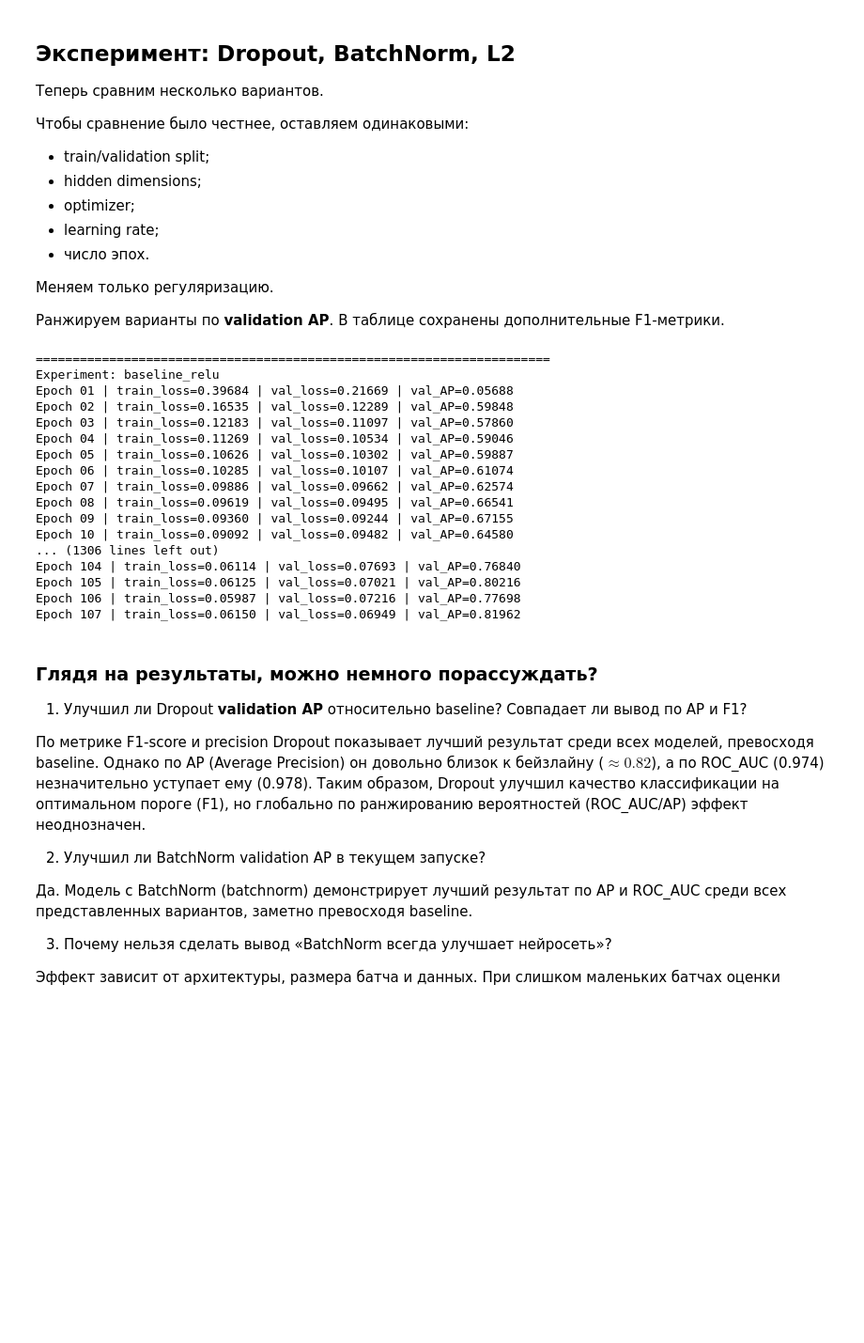
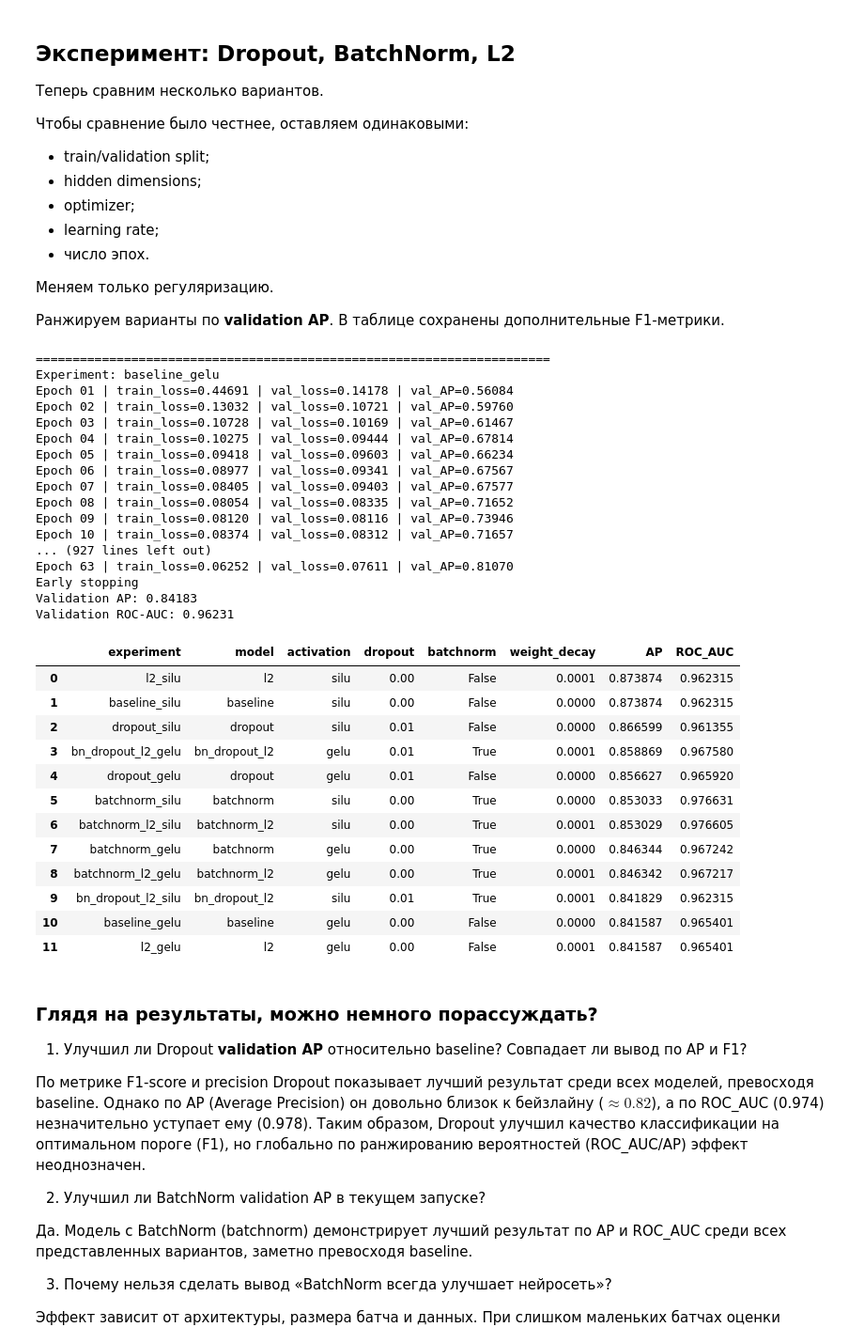
Before and after one commit to NoReasToSurr/DL-hw, a Jupyter notebook: mlp_credit_card_fraud_tutorial (~63 score).ipynb, the cells around one changed output. Shown at 94% size. Saved outputs shown, nothing was run; the diff lists cells and outputs as text; code cells hidden in the pictures; blank space fills up the shorter version.

```diff
--- a/mlp_credit_card_fraud_tutorial (~63 score).ipynb
+++ b/mlp_credit_card_fraud_tutorial (~63 score).ipynb
@@ -826,7 +828,7 @@ for activation in ACTIVATIONS:
             model,
             train_loader,
             val_loader,
-            epochs=110,
+            epochs=150,
             lr=1e-3,
             weight_decay=cfg["weight_decay"],
             patience=16,
@@ -846,49 +848,62 @@ for activation in ACTIVATIONS:
             y_true_tmp,
             scores_tmp
         )
 
         classifier_results.append({
             "experiment": experiment_name,
             "model": name,
             "activation": activation,
             "dropout": cfg["dropout"],
             "batchnorm": cfg["batchnorm"],
             "weight_decay": cfg["weight_decay"],
             "AP": ap,
             "ROC_AUC": roc_auc,
         })
 
         trained_classifiers[experiment_name] = model
 
         print(f"Validation AP: {ap:.5f}")
         print(f"Validation ROC-AUC: {roc_auc:.5f}")
 
 
 classifier_results_df = (
     pd.DataFrame(classifier_results)
     .sort_values("AP", ascending=False)
     .reset_index(drop=True)
 )
 
 classifier_results_df
 # %% [output]
 ======================================================================
-Experiment: baseline_relu
-Epoch 01 | train_loss=0.39684 | val_loss=0.21669 | val_AP=0.05688
-Epoch 02 | train_loss=0.16535 | val_loss=0.12289 | val_AP=0.59848
-Epoch 03 | train_loss=0.12183 | val_loss=0.11097 | val_AP=0.57860
-Epoch 04 | train_loss=0.11269 | val_loss=0.10534 | val_AP=0.59046
-Epoch 05 | train_loss=0.10626 | val_loss=0.10302 | val_AP=0.59887
-Epoch 06 | train_loss=0.10285 | val_loss=0.10107 | val_AP=0.61074
-Epoch 07 | train_loss=0.09886 | val_loss=0.09662 | val_AP=0.62574
-Epoch 08 | train_loss=0.09619 | val_loss=0.09495 | val_AP=0.66541
-Epoch 09 | train_loss=0.09360 | val_loss=0.09244 | val_AP=0.67155
-Epoch 10 | train_loss=0.09092 | val_loss=0.09482 | val_AP=0.64580
-... (1306 lines left out)
-Epoch 104 | train_loss=0.06114 | val_loss=0.07693 | val_AP=0.76840
-Epoch 105 | train_loss=0.06125 | val_loss=0.07021 | val_AP=0.80216
-Epoch 106 | train_loss=0.05987 | val_loss=0.07216 | val_AP=0.77698
-Epoch 107 | train_loss=0.06150 | val_loss=0.06949 | val_AP=0.81962
+Experiment: baseline_gelu
+Epoch 01 | train_loss=0.44691 | val_loss=0.14178 | val_AP=0.56084
+Epoch 02 | train_loss=0.13032 | val_loss=0.10721 | val_AP=0.59760
+Epoch 03 | train_loss=0.10728 | val_loss=0.10169 | val_AP=0.61467
+Epoch 04 | train_loss=0.10275 | val_loss=0.09444 | val_AP=0.67814
+Epoch 05 | train_loss=0.09418 | val_loss=0.09603 | val_AP=0.66234
+Epoch 06 | train_loss=0.08977 | val_loss=0.09341 | val_AP=0.67567
+Epoch 07 | train_loss=0.08405 | val_loss=0.09403 | val_AP=0.67577
+Epoch 08 | train_loss=0.08054 | val_loss=0.08335 | val_AP=0.71652
+Epoch 09 | train_loss=0.08120 | val_loss=0.08116 | val_AP=0.73946
+Epoch 10 | train_loss=0.08374 | val_loss=0.08312 | val_AP=0.71657
+... (927 lines left out)
+Epoch 63 | train_loss=0.06252 | val_loss=0.07611 | val_AP=0.81070
+Early stopping
+Validation AP: 0.84183
+Validation ROC-AUC: 0.96231
+|  | experiment | model | activation | dropout | batchnorm | weight_decay | AP | ROC_AUC |
+| 0 | l2_silu | l2 | silu | 0.00 | False | 0.0001 | 0.873874 | 0.962315 |
+| 1 | baseline_silu | baseline | silu | 0.00 | False | 0.0000 | 0.873874 | 0.962315 |
+| 2 | dropout_silu | dropout | silu | 0.01 | False | 0.0000 | 0.866599 | 0.961355 |
+| 3 | bn_dropout_l2_gelu | bn_dropout_l2 | gelu | 0.01 | True | 0.0001 | 0.858869 | 0.967580 |
+| 4 | dropout_gelu | dropout | gelu | 0.01 | False | 0.0000 | 0.856627 | 0.965920 |
+| 5 | batchnorm_silu | batchnorm | silu | 0.00 | True | 0.0000 | 0.853033 | 0.976631 |
+| 6 | batchnorm_l2_silu | batchnorm_l2 | silu | 0.00 | True | 0.0001 | 0.853029 | 0.976605 |
+| 7 | batchnorm_gelu | batchnorm | gelu | 0.00 | True | 0.0000 | 0.846344 | 0.967242 |
+| 8 | batchnorm_l2_gelu | batchnorm_l2 | gelu | 0.00 | True | 0.0001 | 0.846342 | 0.967217 |
+| 9 | bn_dropout_l2_silu | bn_dropout_l2 | silu | 0.01 | True | 0.0001 | 0.841829 | 0.962315 |
+| 10 | baseline_gelu | baseline | gelu | 0.00 | False | 0.0000 | 0.841587 | 0.965401 |
+| 11 | l2_gelu | l2 | gelu | 0.00 | False | 0.0001 | 0.841587 | 0.965401 |
 # %% [markdown]
 ### Глядя на результаты, можно немного порассуждать?
 
```
Also changed, not shown: parts of 8 cells of this notebook.
